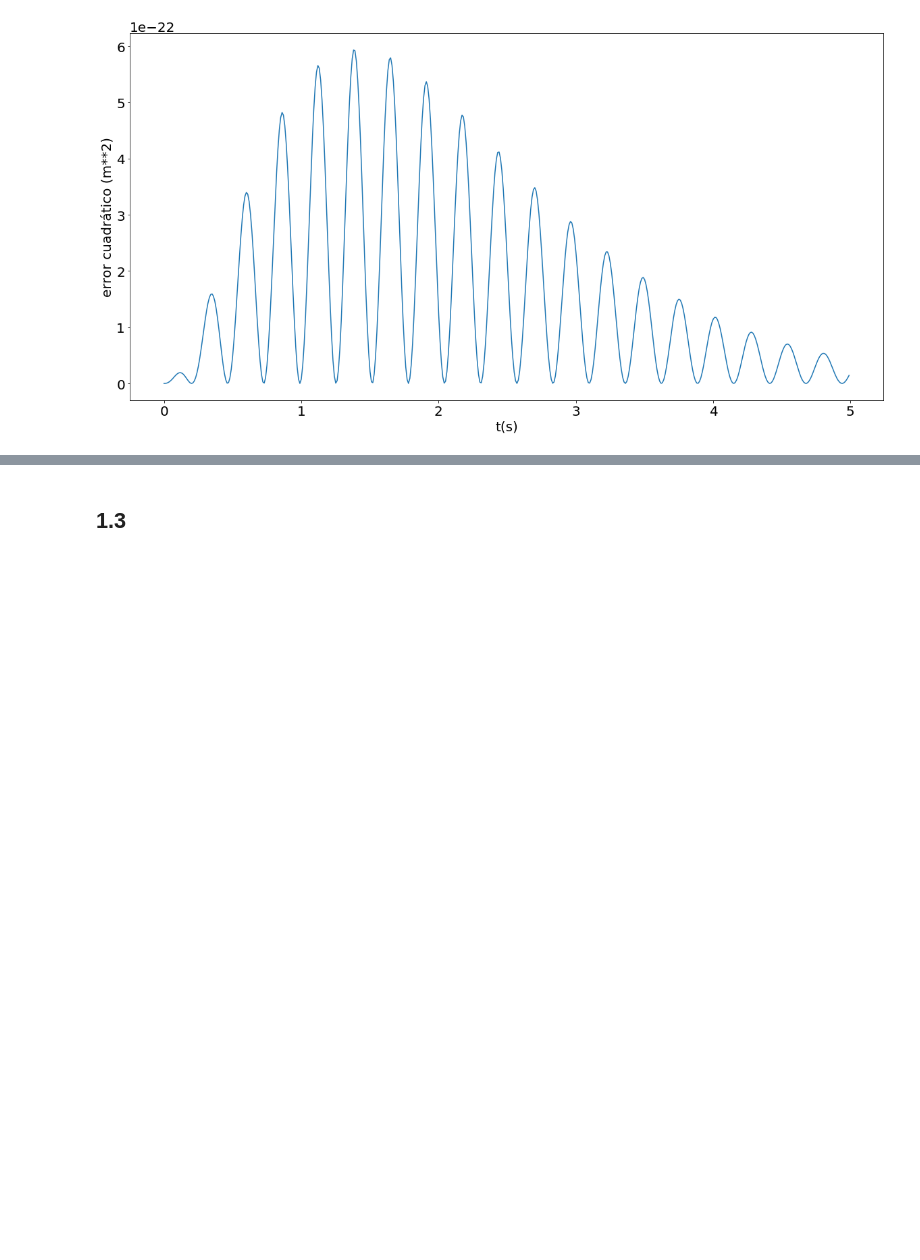
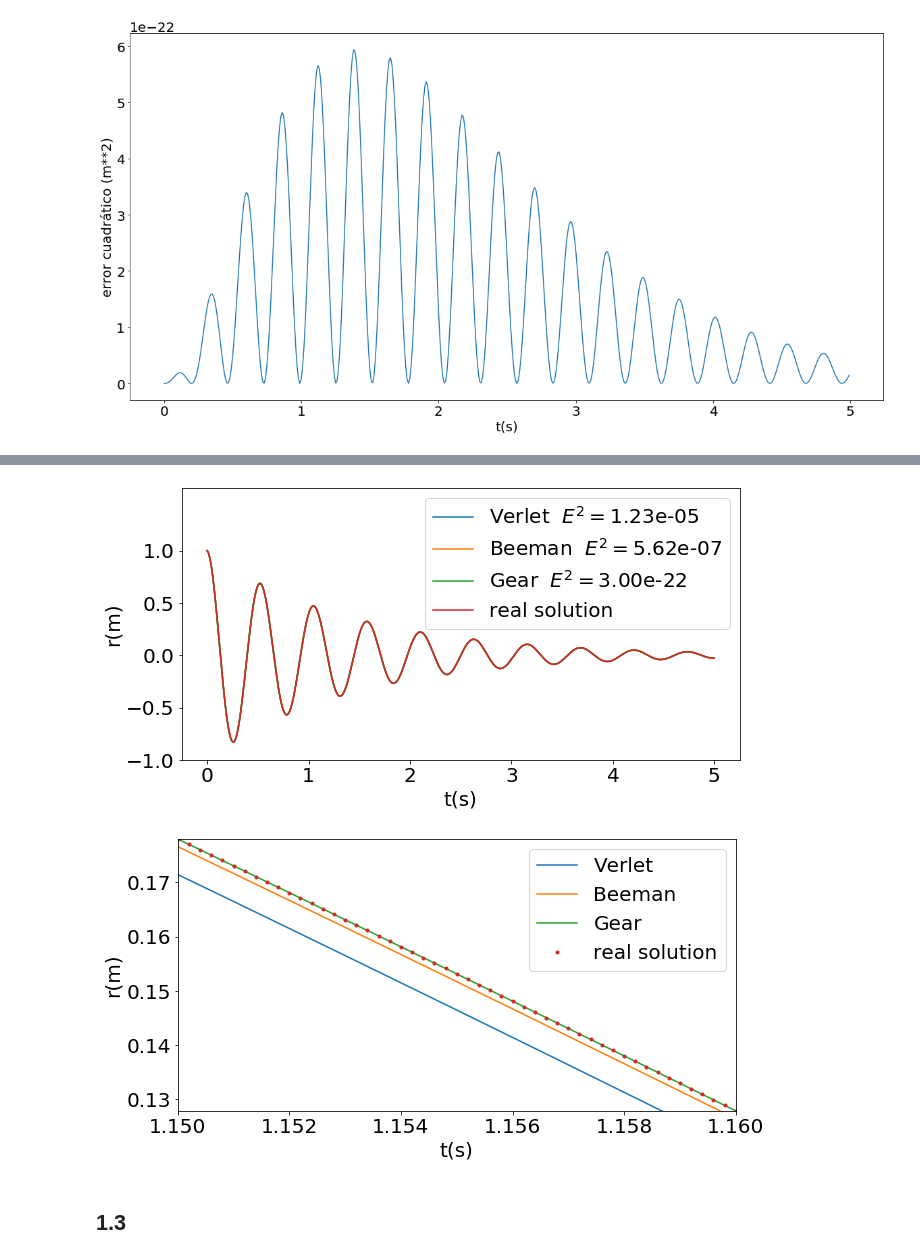
Before and after one commit to atormakh/SimulacionDeSistemas, a Jupyter notebook: SimulacionTemporal/oscilador.ipynb, the cells around one changed output, grey strips where cells are left out. Cells and saved outputs as stored; diff of their text form; code cells hidden in the pictures; blank space fills up the shorter version.

```diff
--- a/SimulacionTemporal/oscilador.ipynb
+++ b/SimulacionTemporal/oscilador.ipynb
@@ -117,3 +74,54 @@ plt.show()
+# %%
+methods = ["Verlet", "Beeman", "Gear"]
+
+plt.figure("position vs time", figsize = (10,5))
+plt.figure("position vs time - zoom", figsize = (10,5))
+
+
+
+for method in methods:
+    data = exec(dt=1e-3, dt2=1e-3, method=method)
+
+    positions = []
+    times =[]
+
+    for t, r, v, a in data:
+        positions.append(r)
+        times.append(t)
+
+    positions = np.array(positions)
+    errors = (positions-solution(np.array(times)))**2
+    error = np.mean(errors)
+    plt.figure("position vs time")
+    plt.plot(times, positions, label="{}  $E^2=${:.2e}".format(method,error))
+    plt.figure("position vs time - zoom")
+    plt.plot(times, positions, label=method)
+
+
+real_times = np.arange(0, 5, 2e-4)
+real_positions = solution(real_times)
+plt.figure("position vs time")
+plt.plot(real_times, real_positions, label="real solution")
+plt.xlabel("t(s)")
+plt.ylabel("r(m)")
+plt.ylim(-1,1.6)
+plt.yticks([ -1, -0.5, 0, 0.5,1])
+plt.legend()
+
+plt.figure("position vs time - zoom")
+plt.plot(real_times, real_positions, ".", label="real solution")
+plt.xlabel("t(s)")
+plt.ylabel("r(m)")
+plt.legend()
+delta = 1e-2
+to = 1.15
+plt.xlim(to, to+delta)
+y = (solution(to), solution(to+delta))
+plt.ylim(min(y),max(y))
+plt.show()
+# %% [output]
+[figure, added]
+[figure, added]
 # %% [markdown]
 ## 1.3
 # %%
```
Also changed, not shown: parts of 2 cells of this notebook, 3 other files.
